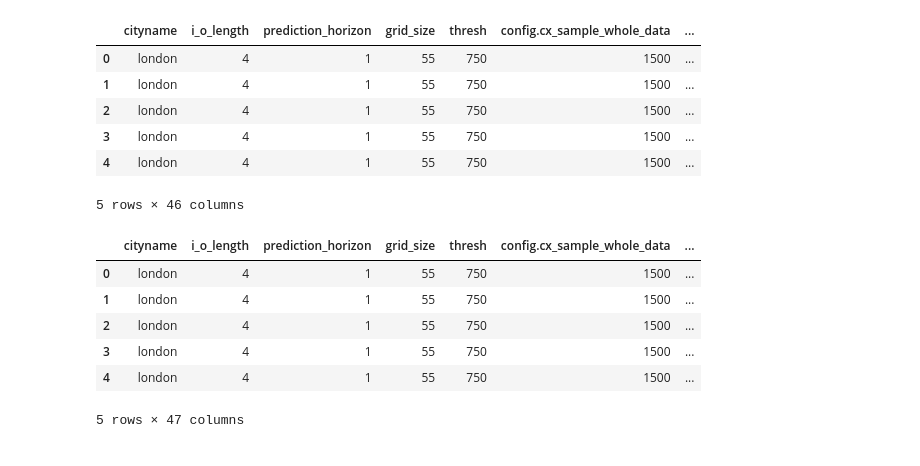
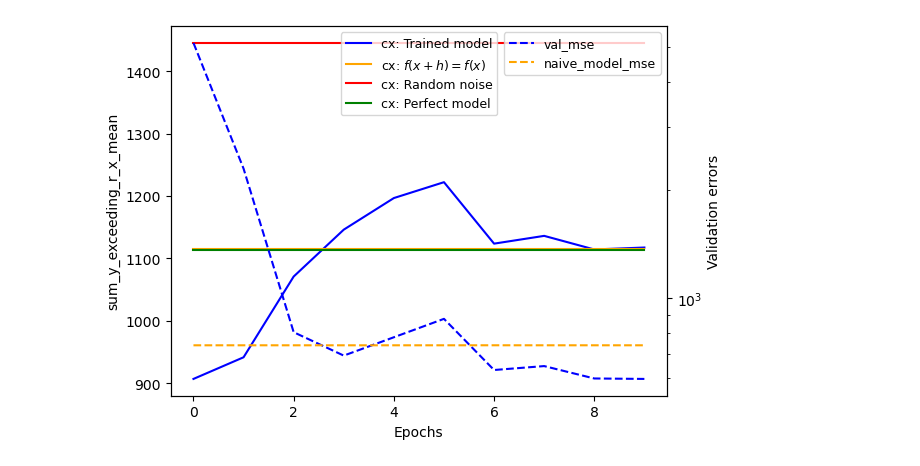
Before and after one commit to mie-lab/Complexity-Aware-Traffic-Prediction, a Jupyter notebook: exploration/CATP/plotting/analyse_across_epochs.ipynb, the cells around one changed output. Cells and saved outputs as stored; diff of their text form; code cells hidden in the pictures.

```diff
--- a/exploration/CATP/plotting/analyse_across_epochs.ipynb
+++ b/exploration/CATP/plotting/analyse_across_epochs.ipynb
@@ -79,25 +211,45 @@ plt.show()
-# %%
-import pandas as pd
-df = pd.read_csv("across_batch.csv")
-df.head()
-# %% [output]
-|  | cityname | i_o_length | prediction_horizon | grid_size | thresh | config.cx_sample_whole_data | ... |
-| 0 | london | 4 | 1 | 55 | 750 | 1500 | ... |
-| 1 | london | 4 | 1 | 55 | 750 | 1500 | ... |
-| 2 | london | 4 | 1 | 55 | 750 | 1500 | ... |
-| 3 | london | 4 | 1 | 55 | 750 | 1500 | ... |
-| 4 | london | 4 | 1 | 55 | 750 | 1500 | ... |
-5 rows × 46 columns
 # %%
-import numpy as np
-df['batch_num'] = np.arange(df.shape[0])
-df.head()
+x = df["epoch"].tolist()
+val_mse = df["val_loss"].tolist()
+val_non_zero_mse = df["val_non_zero_mse"].tolist()
+nm_non_zero = df["naive-model-non-zero"].tolist()
+
+cx_MP = df["CSR_MP_sum_y_exceeding_r_x_mean"].tolist()
+cx_PM = df["CSR_PM_sum_y_exceeding_r_x_mean"].tolist()
+cx_NM = df["CSR_NM_sum_y_exceeding_r_x_mean"].tolist()
+cx_GB = df["CSR_GB_sum_y_exceeding_r_x_mean"].tolist()
+
+import matplotlib.pyplot as plt
+
+fig, ax1 = plt.subplots()
+
+ax2 = ax1.twinx()
+
+
+ax1.set_xlabel('Epochs')
+ax1.set_ylabel('sum_y_exceeding_r_x_mean')
+ax2.set_ylabel('Validation errors')
+
+
+ax1.plot(x, cx_MP, label="cx: Trained model", color='blue')
+ax1.plot(x, cx_NM, label=r"cx: $f(x+h) = f(x)$", color="orange")
+ax1.plot(x, cx_GB, label="cx: Random noise", color="red")
+ax1.plot(x, cx_PM, label="cx: Perfect model", color="green")
+
+
+# ax2.plot(x, val_non_zero_mse, label = "val_non_zero_mse", color='blue')
+ax2.plot(x, val_mse, '--', label = "val_mse", color='blue')
+ax2.plot(x, nm_mse, '--', label = "naive_model_mse", color="orange")
+
+# plt.legend()
+# plt.ylim(0, 2000)
+# plt.yscale('log')
+# ax1.set_yscale("log")
+ax2.set_yscale("log")
+
+ax2.legend(loc=1, fontsize=9) # loc=1)
+ax1.legend(loc=9, fontsize=9)
+plt.show()
 # %% [output]
-|  | cityname | i_o_length | prediction_horizon | grid_size | thresh | config.cx_sample_whole_data | ... |
-| 0 | london | 4 | 1 | 55 | 750 | 1500 | ... |
-| 1 | london | 4 | 1 | 55 | 750 | 1500 | ... |
-| 2 | london | 4 | 1 | 55 | 750 | 1500 | ... |
-| 3 | london | 4 | 1 | 55 | 750 | 1500 | ... |
-| 4 | london | 4 | 1 | 55 | 750 | 1500 | ... |
-5 rows × 47 columns
+[figure, added]
 # %%
```
Also changed, not shown: parts of 6 cells of this notebook, 6 other files.
